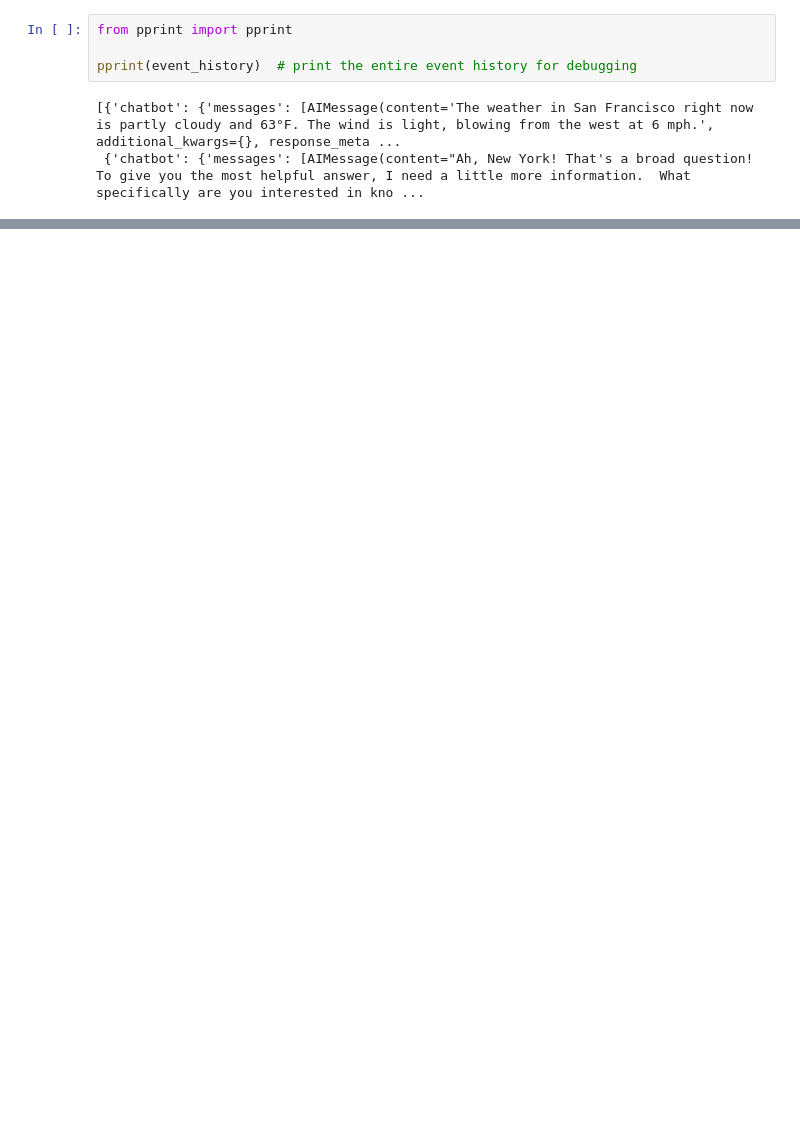
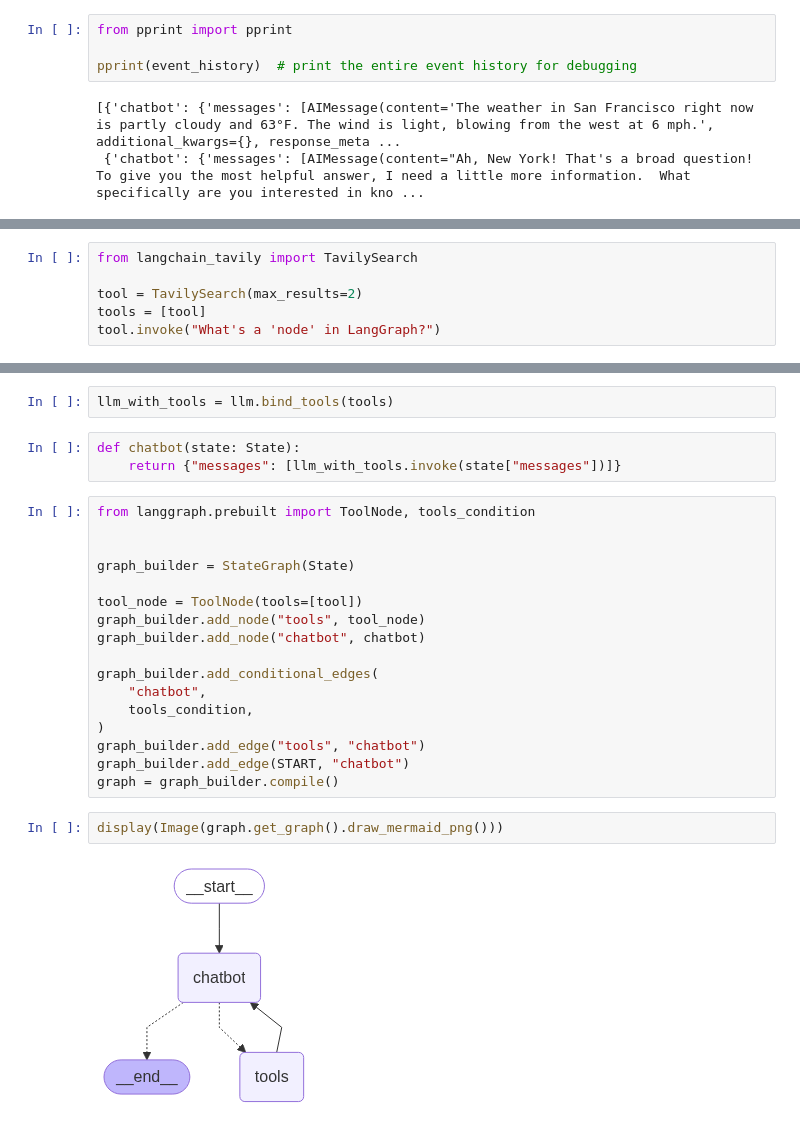
Before and after one commit to thetsajeet/lab, a Jupyter notebook: ai/langgraph/chatbot-langgraph.ipynb, the cells around one changed output, grey strips where cells are left out. Saved outputs shown, nothing was run; the diff lists cells and outputs as text; blank space fills up the shorter version.

Commit message:
langggraph: adding tools

```diff
--- a/ai/langgraph/chatbot-langgraph.ipynb
+++ b/ai/langgraph/chatbot-langgraph.ipynb
@@ -124,0 +104,6 @@ pprint(event_history)  # print the entire event history for debugging
+# %%
+from langchain_tavily import TavilySearch
+
+tool = TavilySearch(max_results=2)
+tools = [tool]
+tool.invoke("What's a 'node' in LangGraph?")
@@ -124,0 +127,26 @@ pprint(event_history)  # print the entire event history for debugging
+# %%
+llm_with_tools = llm.bind_tools(tools)
+# %%
+def chatbot(state: State):
+    return {"messages": [llm_with_tools.invoke(state["messages"])]}
+# %%
+from langgraph.prebuilt import ToolNode, tools_condition
+
+
+graph_builder = StateGraph(State)
+
+tool_node = ToolNode(tools=[tool])
+graph_builder.add_node("tools", tool_node)
+graph_builder.add_node("chatbot", chatbot)
+
+graph_builder.add_conditional_edges(
+    "chatbot",
+    tools_condition,
+)
+graph_builder.add_edge("tools", "chatbot")
+graph_builder.add_edge(START, "chatbot")
+graph = graph_builder.compile()
+# %%
+display(Image(graph.get_graph().draw_mermaid_png()))
+# %% [output]
+[figure, added]
```
Also changed, not shown: parts of 7 cells of this notebook.
